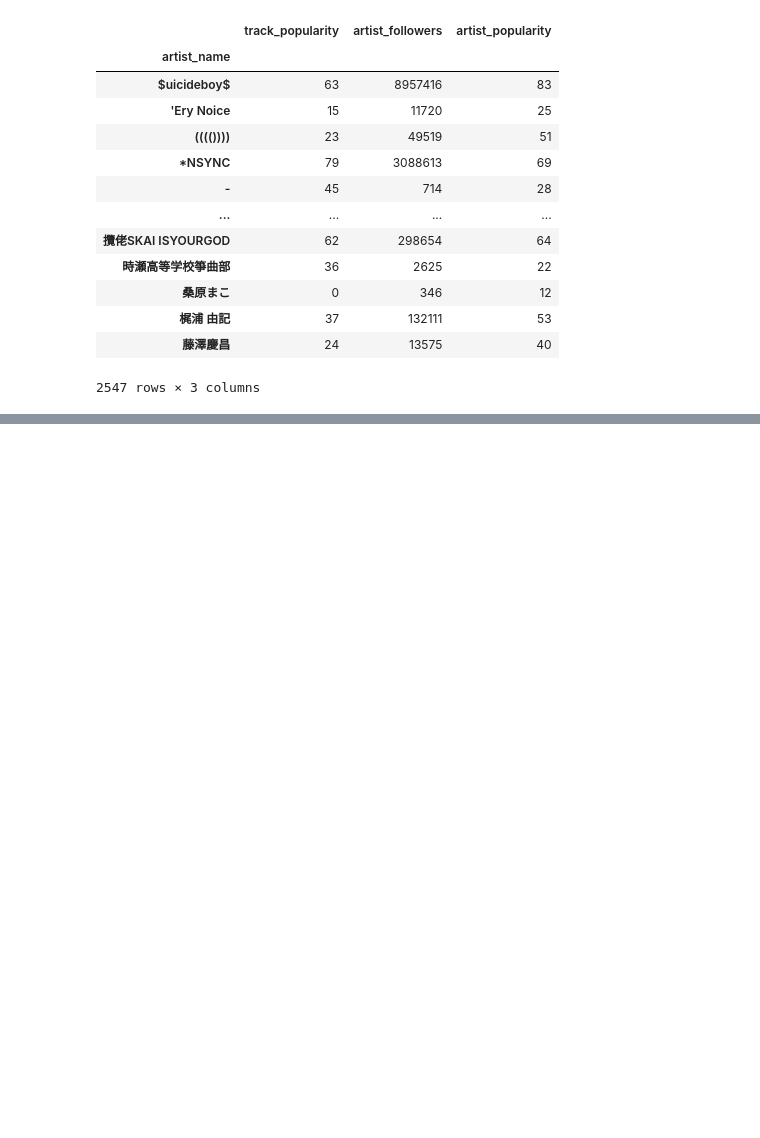
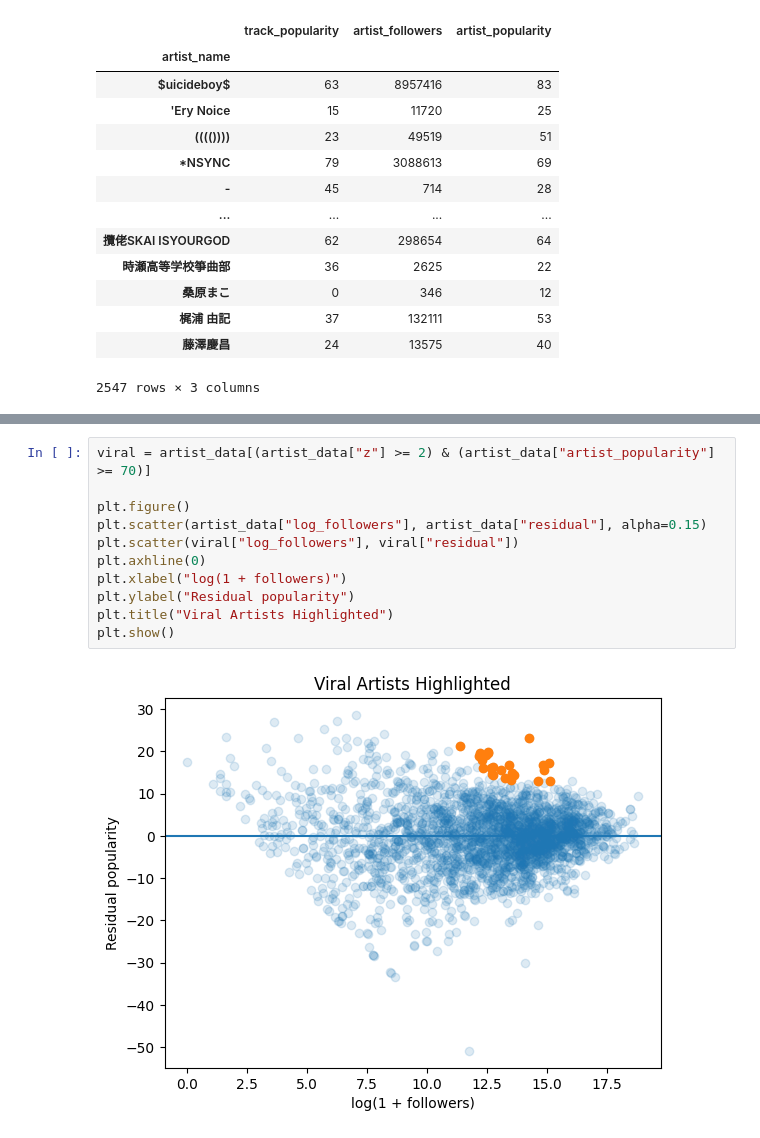
Before and after one commit to Josh265365/SpotifyDataAnalysis, a Jupyter notebook: StarAnalysis.ipynb, the cells around one changed output, grey strips where cells are left out. Saved outputs shown, nothing was run; the diff lists cells and outputs as text; blank space fills up the shorter version.

```diff
--- a/StarAnalysis.ipynb
+++ b/StarAnalysis.ipynb
@@ -122,0 +322,13 @@ artist_data
+# %%
+viral = artist_data[(artist_data["z"] >= 2) & (artist_data["artist_popularity"] >= 70)]
+
+plt.figure()
+plt.scatter(artist_data["log_followers"], artist_data["residual"], alpha=0.15)
+plt.scatter(viral["log_followers"], viral["residual"])
+plt.axhline(0)
+plt.xlabel("log(1 + followers)")
+plt.ylabel("Residual popularity")
+plt.title("Viral Artists Highlighted")
+plt.show()
+# %% [output]
+[figure, added]
```
Also changed, not shown: parts of 17 cells of this notebook.
